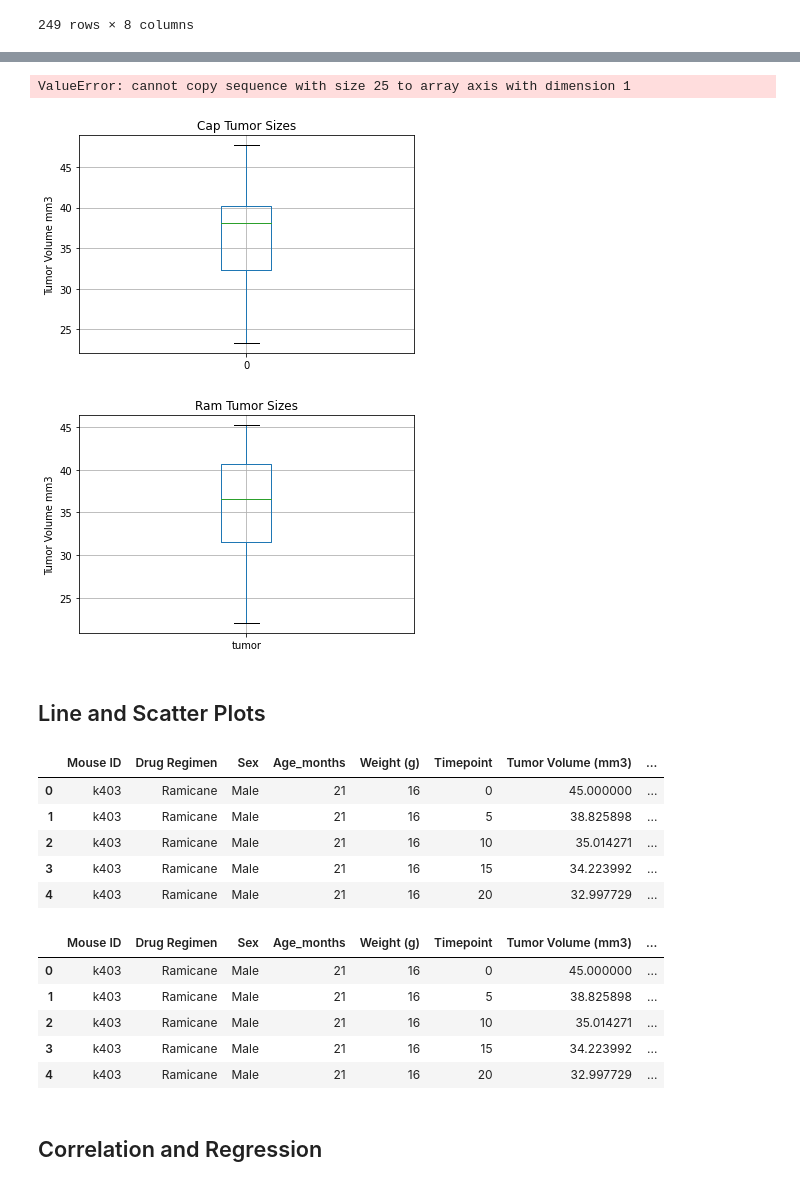
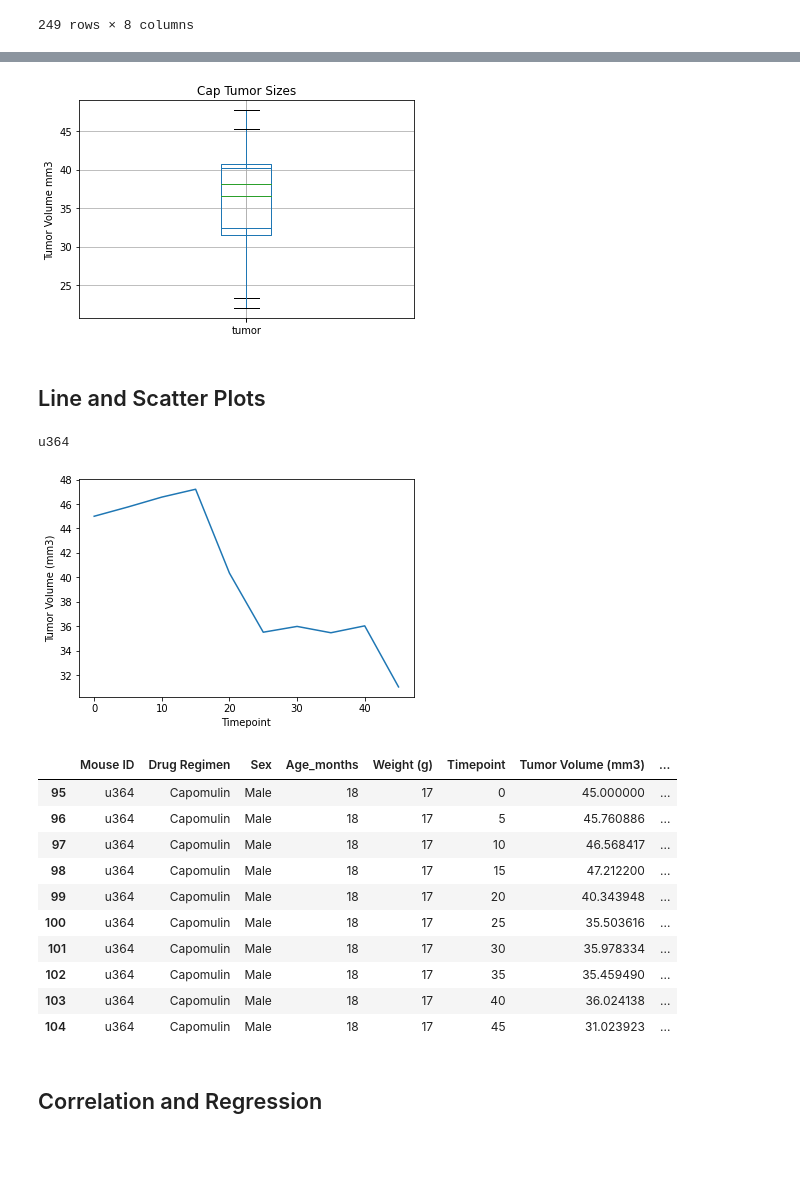
Before and after one commit to jtslater2/JTS-HW5-Matplotlib, a Jupyter notebook: pymaceuticals_jts.ipynb, the cells around one changed output, grey strips where cells are left out. Cells and saved outputs as stored; diff of their text form; code cells hidden in the pictures; blank space fills up the shorter version.

```diff
--- a/pymaceuticals_jts.ipynb
+++ b/pymaceuticals_jts.ipynb
@@ -474,40 +488,44 @@ KeyboardInterrupt: Interrupted by user
 #plt.show()
 
 ramtv_df = pd.DataFrame(ramtv)
 #print(captv_df)
 #fff = input("this is the captv df")
 ramtv_df.columns = ["tumor"]
 
 #print(captv_df)
 #fff = input("this is the captv df")
 
 
 
 
 fig1, ax1 = plt.subplots()
 
 ax1.set_title('Cap Tumor Sizes')
 ax1.set_ylabel('Tumor Volume mm3')
 captv_df.boxplot()
 
-fig2, ax2 = plt.subplots()
-ax2.set_title('Ram Tumor Sizes')
-ax2.set_ylabel('Tumor Volume mm3')
 ramtv_df.boxplot()
 
-plt.boxplot([captv_df,ramtv_df])
+#fig2, ax2 = plt.subplots()
+#ax2.set_title('Ram Tumor Sizes')
+#ax2.set_ylabel('Tumor Volume mm3')
+#ramtv_df.boxplot()
+
+#plt.boxplot([captv_df,ramtv_df])
 
 
 
+#dat = (captv_df,ramtv_df)
+
+#ax3.boxplot(dat)
+#fig3, ax3 = plt.subplots()
 
 
 
 
 plt.show()
 # %% [output]
-ValueError: cannot copy sequence with size 25 to array axis with dimension 1
-[figure, old version]
+[figure, new version]
-[figure, removed]
 # %% [markdown]
 ## Line and Scatter Plots
 # %%
@@ -540,34 +558,42 @@ drop_df.head()
 
 #len(set(drop_df.loc[drop_df['Drug Regimen'] == 'Capomulin']['Mouse ID'].to_list()))
 
+cap_a = drop_df.loc[drop_df["Drug Regimen"] == "Capomulin"]
 
-for x in range(len(test3)):
-    #print(x)
-    #ttt = input('this is x')
-    print(test3.iloc[x,2])
-    if test3.iloc[x,2]=="Capomulin":
-        cap = test3.iloc[x,6]
-        #print(cap)
-        #tttt = input("this is cap")
-        captv.append(cap)
+random_mouse = cap_a.iloc[44,0]
+
+print(random_mouse)
+
+
+cap_id = drop_df.loc[drop_df["Mouse ID"] == random_mouse]
+
+x_axis = cap_id["Timepoint"]
+y_axis = cap_id["Tumor Volume (mm3)"]
+
+plt.plot(x_axis, y_axis)
+
+plt.xlabel("Timepoint")
+plt.ylabel("Tumor Volume (mm3)")
+plt.show()
+
+cap_id
 # %% [output]
+u364
+[figure, added]
 |  | Mouse ID | Drug Regimen | Sex | Age_months | Weight (g) | Timepoint | Tumor Volume (mm3) | ... |
-| 0 | k403 | Ramicane | Male | 21 | 16 | 0 | 45.000000 | ... |
-| 1 | k403 | Ramicane | Male | 21 | 16 | 5 | 38.825898 | ... |
-| 2 | k403 | Ramicane | Male | 21 | 16 | 10 | 35.014271 | ... |
-| 3 | k403 | Ramicane | Male | 21 | 16 | 15 | 34.223992 | ... |
-| 4 | k403 | Ramicane | Male | 21 | 16 | 20 | 32.997729 | ... |
+| 95 | u364 | Capomulin | Male | 18 | 17 | 0 | 45.000000 | ... |
+| 96 | u364 | Capomulin | Male | 18 | 17 | 5 | 45.760886 | ... |
+| 97 | u364 | Capomulin | Male | 18 | 17 | 10 | 46.568417 | ... |
+| 98 | u364 | Capomulin | Male | 18 | 17 | 15 | 47.212200 | ... |
+| 99 | u364 | Capomulin | Male | 18 | 17 | 20 | 40.343948 | ... |
+| 100 | u364 | Capomulin | Male | 18 | 17 | 25 | 35.503616 | ... |
+| 101 | u364 | Capomulin | Male | 18 | 17 | 30 | 35.978334 | ... |
+| 102 | u364 | Capomulin | Male | 18 | 17 | 35 | 35.459490 | ... |
+| 103 | u364 | Capomulin | Male | 18 | 17 | 40 | 36.024138 | ... |
+| 104 | u364 | Capomulin | Male | 18 | 17 | 45 | 31.023923 | ... |
 # %%
 # Generate a scatter plot of average tumor volume vs. mouse weight
 # for all mice in the Capomulin regimen
-drop_df.head()
-# %% [output]
-|  | Mouse ID | Drug Regimen | Sex | Age_months | Weight (g) | Timepoint | Tumor Volume (mm3) | ... |
-| 0 | k403 | Ramicane | Male | 21 | 16 | 0 | 45.000000 | ... |
-| 1 | k403 | Ramicane | Male | 21 | 16 | 5 | 38.825898 | ... |
-| 2 | k403 | Ramicane | Male | 21 | 16 | 10 | 35.014271 | ... |
-| 3 | k403 | Ramicane | Male | 21 | 16 | 15 | 34.223992 | ... |
-| 4 | k403 | Ramicane | Male | 21 | 16 | 20 | 32.997729 | ... |
 # %% [markdown]
 ## Correlation and Regression
 # %%
```
Also changed, not shown: parts of 7 cells of this notebook.
